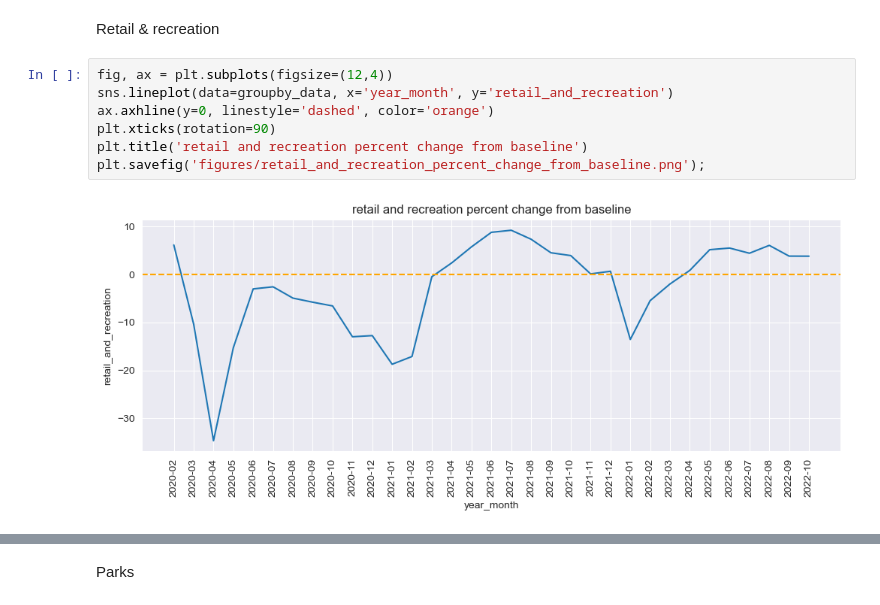
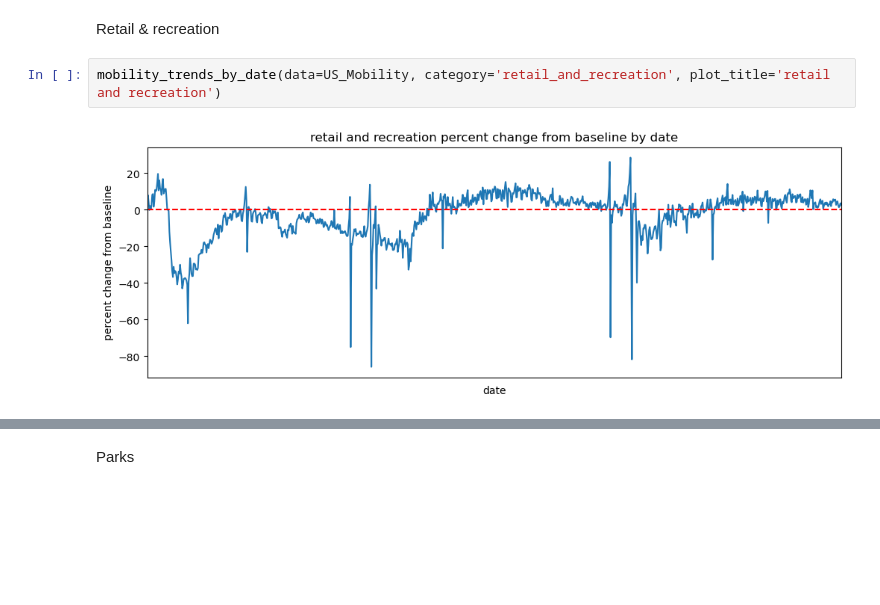
Before and after one commit to UCB-stat-159-s23/project-Group24, a Jupyter notebook: community_mobility_during_covid.ipynb, the cells around one changed output, grey strips where cells are left out. Cells and saved outputs as stored; diff of their text form; blank space fills up the shorter version.

```diff
--- a/community_mobility_during_covid.ipynb
+++ b/community_mobility_during_covid.ipynb
@@ -125,11 +118,6 @@ groupby_data.head()
 # %% [markdown]
 Retail & recreation
 # %%
-fig, ax = plt.subplots(figsize=(12,4))
-sns.lineplot(data=groupby_data, x='year_month', y='retail_and_recreation')
-ax.axhline(y=0, linestyle='dashed', color='orange')
-plt.xticks(rotation=90)
-plt.title('retail and recreation percent change from baseline')
-plt.savefig('figures/retail_and_recreation_percent_change_from_baseline.png');
+mobility_trends_by_date(data=US_Mobility, category='retail_and_recreation', plot_title='retail and recreation')
 # %% [output]
-[figure, old version]
+[figure, new version]
```
Also changed, not shown: parts of 41 cells of this notebook.
